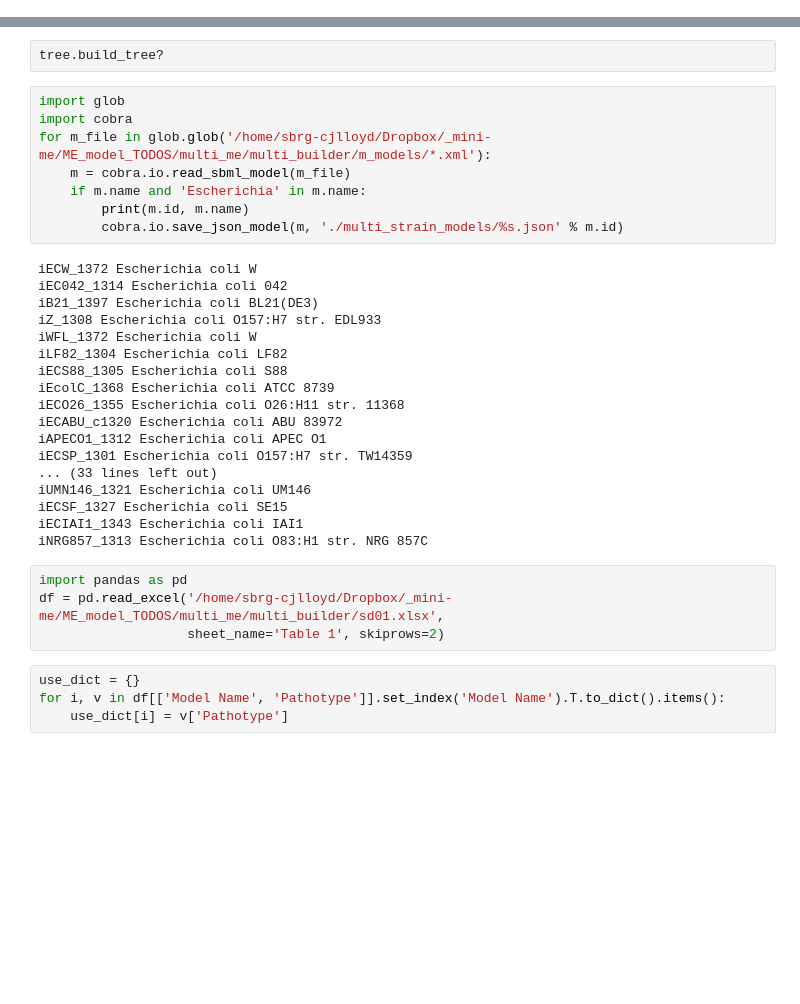
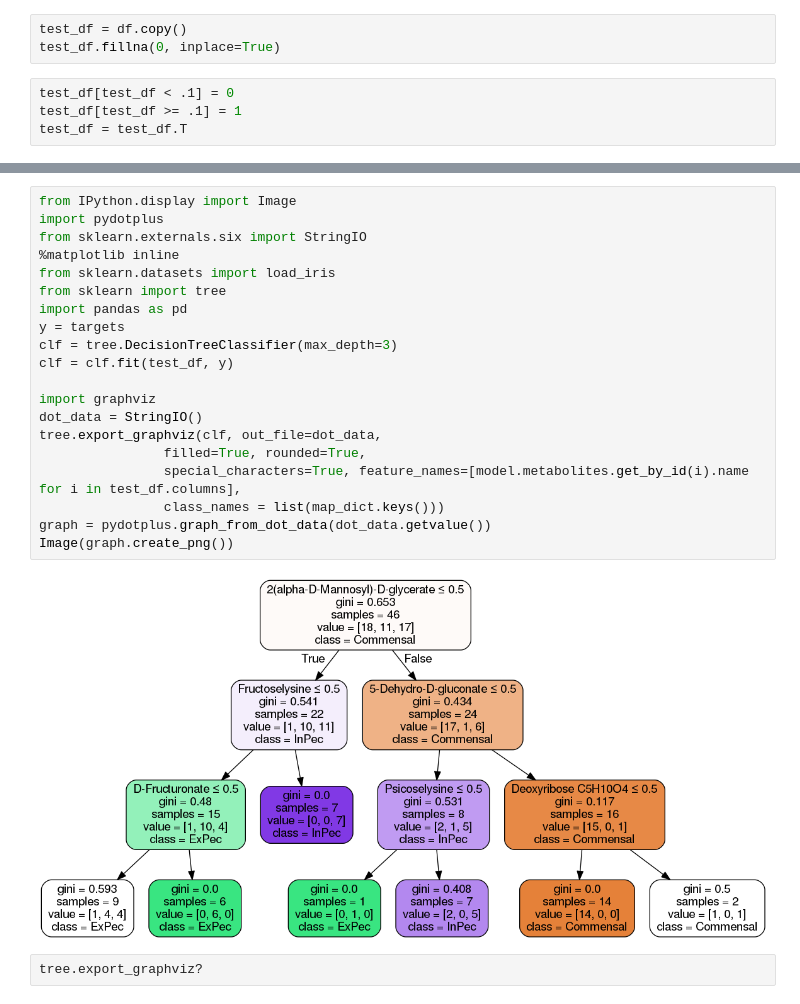
Before and after one commit to coltonlloyd/qbio, a Jupyter notebook: Exercise 4 - Multi Strain Modeling.ipynb, the cells around one changed output, grey strips where cells are left out. Saved outputs shown, nothing was run; the diff lists cells and outputs as text; blank space fills up the shorter version.

```diff
--- a/Exercise 4 - Multi Strain Modeling.ipynb
+++ b/Exercise 4 - Multi Strain Modeling.ipynb
@@ -108,0 +102,7 @@ ExecutableNotFound: failed to execute ['dot', '-Tsvg'], make sure the Graphviz e
+# %%
+test_df = df.copy()
+test_df.fillna(0, inplace=True)
+# %%
+test_df[test_df < .1] = 0
+test_df[test_df >= .1] = 1
+test_df = test_df.T
@@ -109,36 +127,24 @@ ExecutableNotFound: failed to execute ['dot', '-Tsvg'], make sure the Graphviz e
+# %%
+from IPython.display import Image
+import pydotplus
+from sklearn.externals.six import StringIO
+%matplotlib inline
+from sklearn.datasets import load_iris
+from sklearn import tree
+import pandas as pd
+y = targets
+clf = tree.DecisionTreeClassifier(max_depth=3)
+clf = clf.fit(test_df, y)
+
+import graphviz
+dot_data = StringIO()
+tree.export_graphviz(clf, out_file=dot_data,
+                filled=True, rounded=True,
+                special_characters=True, feature_names=[model.metabolites.get_by_id(i).name for i in test_df.columns],
+                class_names = list(map_dict.keys()))
+graph = pydotplus.graph_from_dot_data(dot_data.getvalue())
+Image(graph.create_png())
+# %% [output]
+[figure, added]
 # %%
-tree.build_tree?
+tree.export_graphviz?
-# %%
-import glob
-import cobra
-for m_file in glob.glob('/home/sbrg-cjlloyd/Dropbox/_mini-me/ME_model_TODOS/multi_me/multi_builder/m_models/*.xml'):
-    m = cobra.io.read_sbml_model(m_file)
-    if m.name and 'Escherichia' in m.name:
-        print(m.id, m.name)
-        cobra.io.save_json_model(m, './multi_strain_models/%s.json' % m.id)
-# %% [output]
-iECW_1372 Escherichia coli W
-iEC042_1314 Escherichia coli 042
-iB21_1397 Escherichia coli BL21(DE3)
-iZ_1308 Escherichia coli O157:H7 str. EDL933
-iWFL_1372 Escherichia coli W
-iLF82_1304 Escherichia coli LF82
-iECS88_1305 Escherichia coli S88
-iEcolC_1368 Escherichia coli ATCC 8739
-iECO26_1355 Escherichia coli O26:H11 str. 11368
-iECABU_c1320 Escherichia coli ABU 83972
-iAPECO1_1312 Escherichia coli APEC O1
-iECSP_1301 Escherichia coli O157:H7 str. TW14359
-... (33 lines left out)
-iUMN146_1321 Escherichia coli UM146
-iECSF_1327 Escherichia coli SE15
-iECIAI1_1343 Escherichia coli IAI1
-iNRG857_1313 Escherichia coli O83:H1 str. NRG 857C
-# %%
-import pandas as pd
-df = pd.read_excel('/home/sbrg-cjlloyd/Dropbox/_mini-me/ME_model_TODOS/multi_me/multi_builder/sd01.xlsx',
-                   sheet_name='Table 1', skiprows=2)
-# %%
-use_dict = {}
-for i, v in df[['Model Name', 'Pathotype']].set_index('Model Name').T.to_dict().items():
-    use_dict[i] = v['Pathotype']
```
Also changed, not shown: parts of 42 cells of this notebook, 2 other files.
